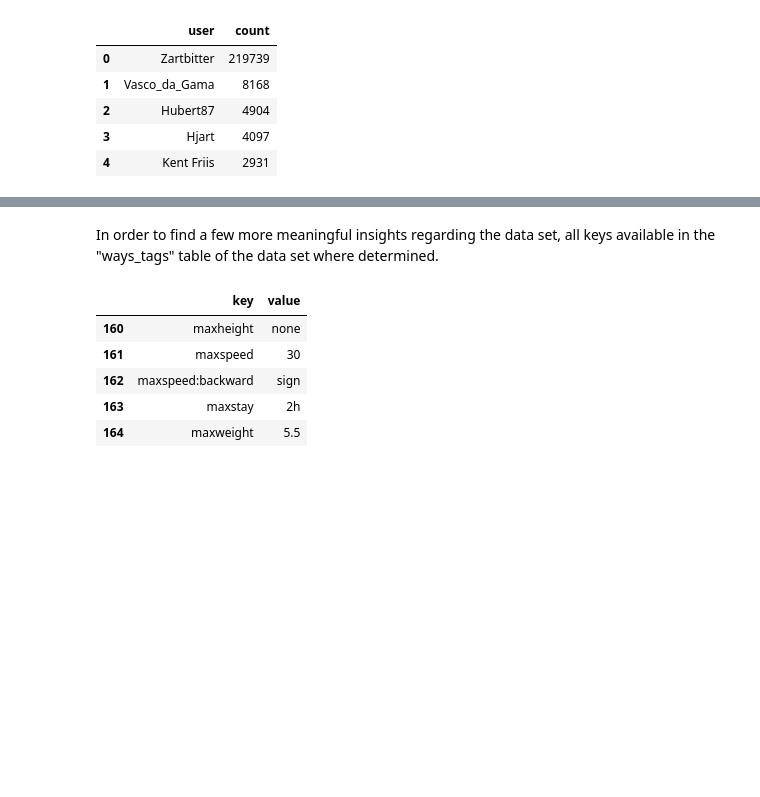
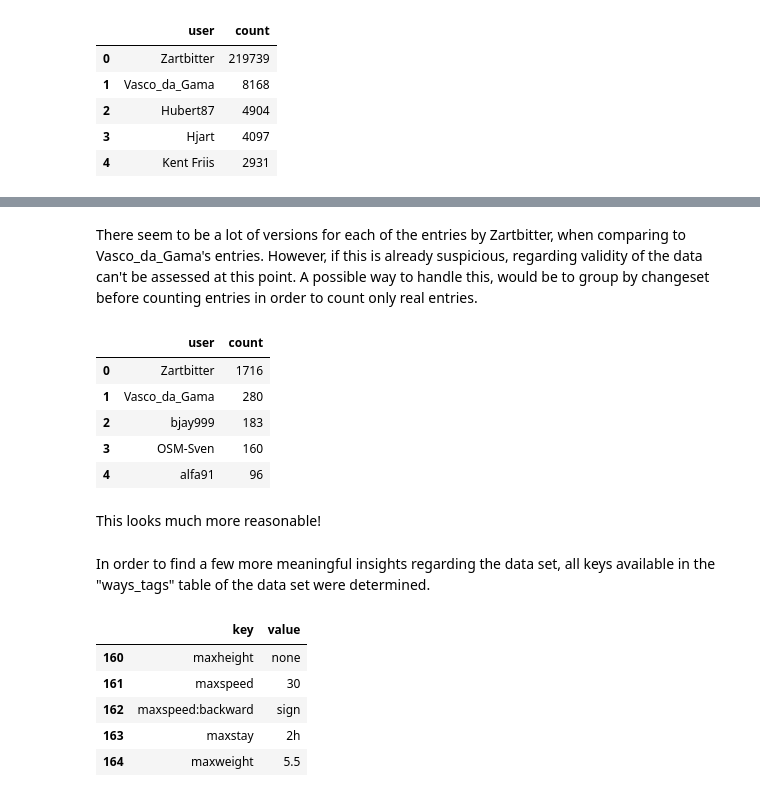
Before and after one commit to hstoefen/osm_project, a Jupyter notebook: osm_project.ipynb, the cells around one changed output, grey strips where cells are left out. Saved outputs shown, nothing was run; the diff lists cells and outputs as text; code cells hidden in the pictures; blank space fills up the shorter version.

```diff
--- a/osm_project.ipynb
+++ b/osm_project.ipynb
@@ -216,5 +252,23 @@ We have a clear winner: Zartbitter contributed the most by a big margin!
+# %% [markdown]
+There seem to be a lot of versions for each of the entries by Zartbitter, when comparing to Vasco_da_Gama's entries. However, if this is already suspicious, regarding validity of the data can't be assessed at this point. A possible way to handle this, would be to group by changeset before counting entries in order to count only real entries.
+# %%
+QUERY = "SELECT user,count() FROM (SELECT * FROM nodes GROUP BY changeset)  GROUP BY user ORDER BY count() DESC;"
+c.execute(QUERY)
+rows = c.fetchall()
+
+df = pd.DataFrame(rows, columns=['user', 'count'])
+df.head()
+# %% [output]
+|  | user | count |
+| 0 | Zartbitter | 1716 |
+| 1 | Vasco_da_Gama | 280 |
+| 2 | bjay999 | 183 |
+| 3 | OSM-Sven | 160 |
+| 4 | alfa91 | 96 |
+# %% [markdown]
+This looks much more reasonable!
 # %% [markdown]
-In order to find a few more meaningful insights regarding the data set, all keys available in the "ways_tags" table of the data set where determined.
+In order to find a few more meaningful insights regarding the data set, all keys available in the "ways_tags" table of the data set were determined.
 # %%
 QUERY = "SELECT DISTINCT key,value FROM ways_tags GROUP BY key ORDER BY key;"
 c.execute(QUERY)
```
Also changed, not shown: parts of 8 cells of this notebook.
